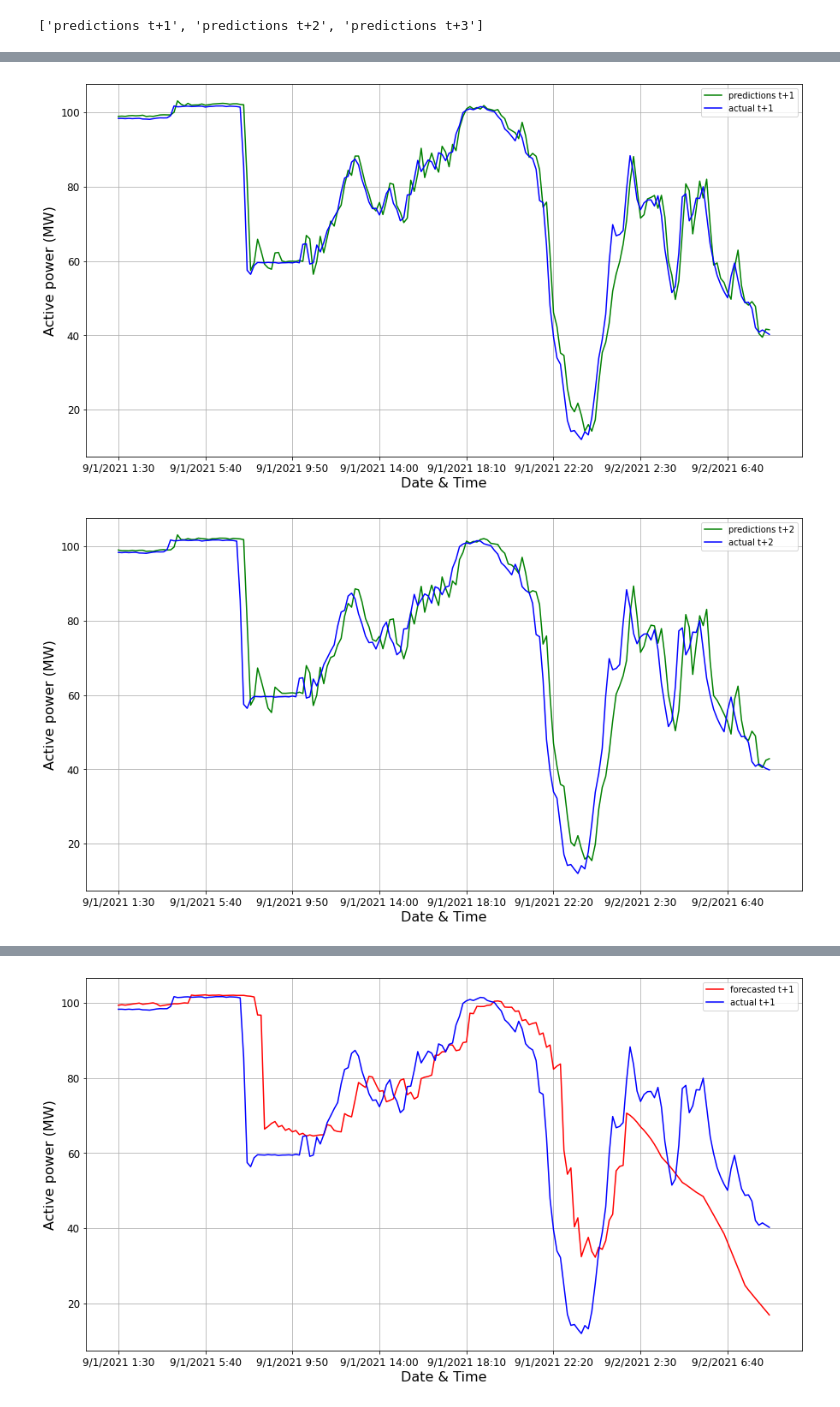
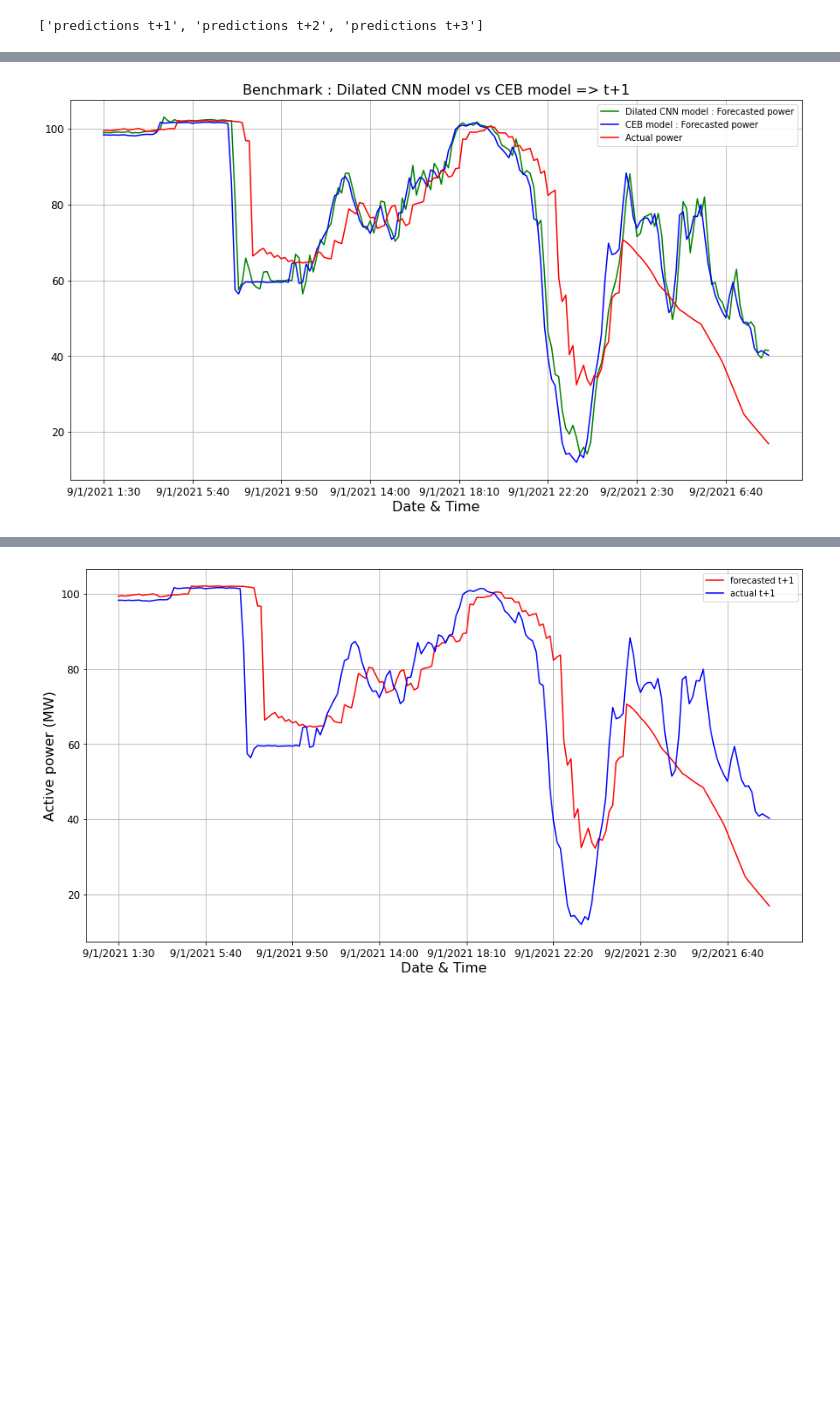
Before and after one commit to entc-17-fyp-20/WPF_Data_Visualization, a Jupyter notebook: Dilated_CNN_model_(Multi_step)_for_short_term_power_forecasting_Tested_with_new_CEB_dataset.ipynb, the cells around one changed output, grey strips where cells are left out. Saved outputs shown, nothing was run; the diff lists cells and outputs as text; code cells hidden in the pictures; blank space fills up the shorter version.

Commit message:
Plots

```diff
--- a/Dilated_CNN_model_(Multi_step)_for_short_term_power_forecasting_Tested_with_new_CEB_dataset.ipynb
+++ b/Dilated_CNN_model_(Multi_step)_for_short_term_power_forecasting_Tested_with_new_CEB_dataset.ipynb
@@ -494,8 +494,8 @@ for i in range(1,HORIZON):
 [interactive output not drawn]
 [interactive output not drawn]
 # %%
-for i in range(1,HORIZON):
-  fig1 = px.line(x,x='Date & Time', y=['predictions t+'+str(i) ,'actual t+'+str(i),'forecasted t+'+str(i)],labels={ "value": 'Active power (MW)'},title="GRU model-multiatep:Comparison with CEB multistep power forecasting => t+"+str(i))
+for i in range(1,HORIZON+1):
+  fig1 = px.line(x,x='Date & Time', y=['predictions t+'+str(i) ,'actual t+'+str(i),'forecasted t+'+str(i)],labels={ "value": 'Active power (MW)'},title="Dilated CNN-multistep model:Comparison with CEB multistep power forecasting => t+"+str(i))
   fig1.update_layout(xaxis_title_font_size=16,yaxis_title_font_size=16,title_font_color='red',title_font_size=20)
   fig1.show()
 # %% [output]
@@ -504,10 +505,11 @@ for i in range(1,HORIZON):
 # %%
-for i in range(1,HORIZON+1):
-  x.plot(x='Date & Time', y=['predictions t+'+str(i),'actual t+'+str(i)], style=['g','b'],fontsize=12, figsize=(15, 8))
+for i in range(1,HORIZON-1):
+  x.plot(x='Date & Time', y=['predictions t+'+str(i),'actual t+'+str(i),'forecasted t+'+str(i)], style=['g','b','r'],fontsize=12, figsize=(15, 8))
+  plt.title("Benchmark : Dilated CNN model vs CEB model => t+"+str(i),fontsize=16)
   plt.xlabel('Date & Time', fontsize=16)
-  plt.ylabel('Active power (MW)', fontsize=16)
+  plt.legend(['Dilated CNN model : Forecasted power','CEB model : Forecasted power', 'Actual power'])
   plt.grid()
+  plt.savefig("benchmark.png")
   plt.show()
 # %% [output]
-[figure, old version]
+[figure, new version]
-[figure, removed]
```
Also changed, not shown: parts of 2 cells of this notebook.
